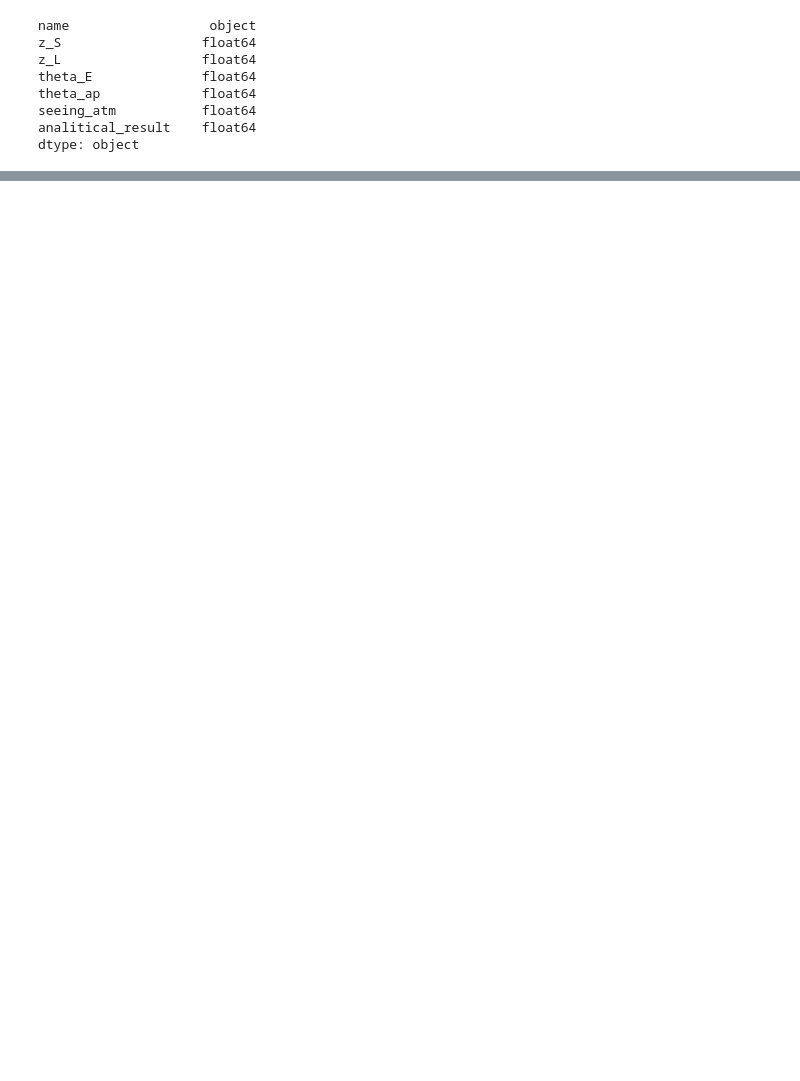
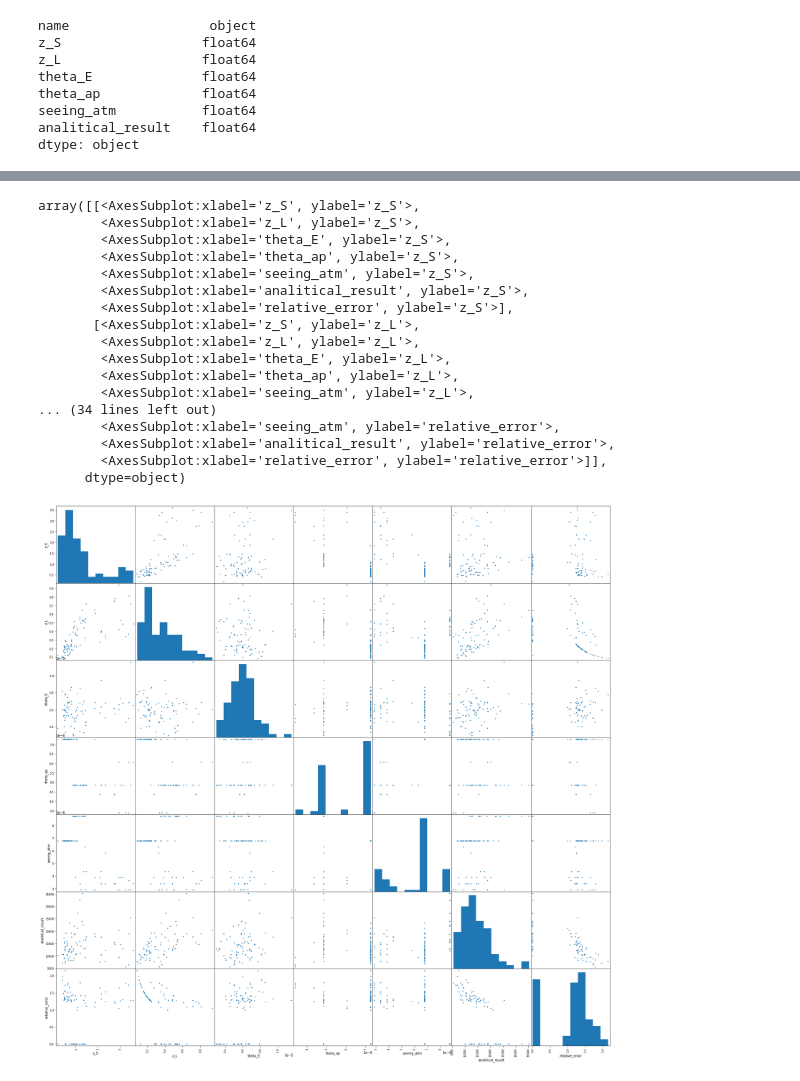
Before and after one commit to CosmoObs/SLtools, a Jupyter notebook: sltools/rings2cosmo/Velocity_dispersion_integrals/performancy_tests.ipynb, the cells around one changed output, grey strips where cells are left out. Drawn from its saved outputs; the diff is of its cells as text; code cells hidden in the pictures; blank space fills up the shorter version.

```diff
--- a/sltools/rings2cosmo/Velocity_dispersion_integrals/performancy_tests.ipynb
+++ b/sltools/rings2cosmo/Velocity_dispersion_integrals/performancy_tests.ipynb
@@ -229,0 +262,24 @@ df_n04.index
+# %%
+filt = (full_df['epsabs'] == 1.490000e-04)
+
+test = full_df.loc[filt, ['z_S','z_L','theta_E','theta_ap','seeing_atm','analitical_result','relative_error']]
+pd.plotting.scatter_matrix(test, figsize=(30,30), alpha=1)
+# %% [output]
+array([[<AxesSubplot:xlabel='z_S', ylabel='z_S'>,
+        <AxesSubplot:xlabel='z_L', ylabel='z_S'>,
+        <AxesSubplot:xlabel='theta_E', ylabel='z_S'>,
+        <AxesSubplot:xlabel='theta_ap', ylabel='z_S'>,
+        <AxesSubplot:xlabel='seeing_atm', ylabel='z_S'>,
+        <AxesSubplot:xlabel='analitical_result', ylabel='z_S'>,
+        <AxesSubplot:xlabel='relative_error', ylabel='z_S'>],
+       [<AxesSubplot:xlabel='z_S', ylabel='z_L'>,
+        <AxesSubplot:xlabel='z_L', ylabel='z_L'>,
+        <AxesSubplot:xlabel='theta_E', ylabel='z_L'>,
+        <AxesSubplot:xlabel='theta_ap', ylabel='z_L'>,
+        <AxesSubplot:xlabel='seeing_atm', ylabel='z_L'>,
+... (34 lines left out)
+        <AxesSubplot:xlabel='seeing_atm', ylabel='relative_error'>,
+        <AxesSubplot:xlabel='analitical_result', ylabel='relative_error'>,
+        <AxesSubplot:xlabel='relative_error', ylabel='relative_error'>]],
+      dtype=object)
+[figure, added]
```
Also changed, not shown: parts of 33 cells of this notebook, 1 other file.
